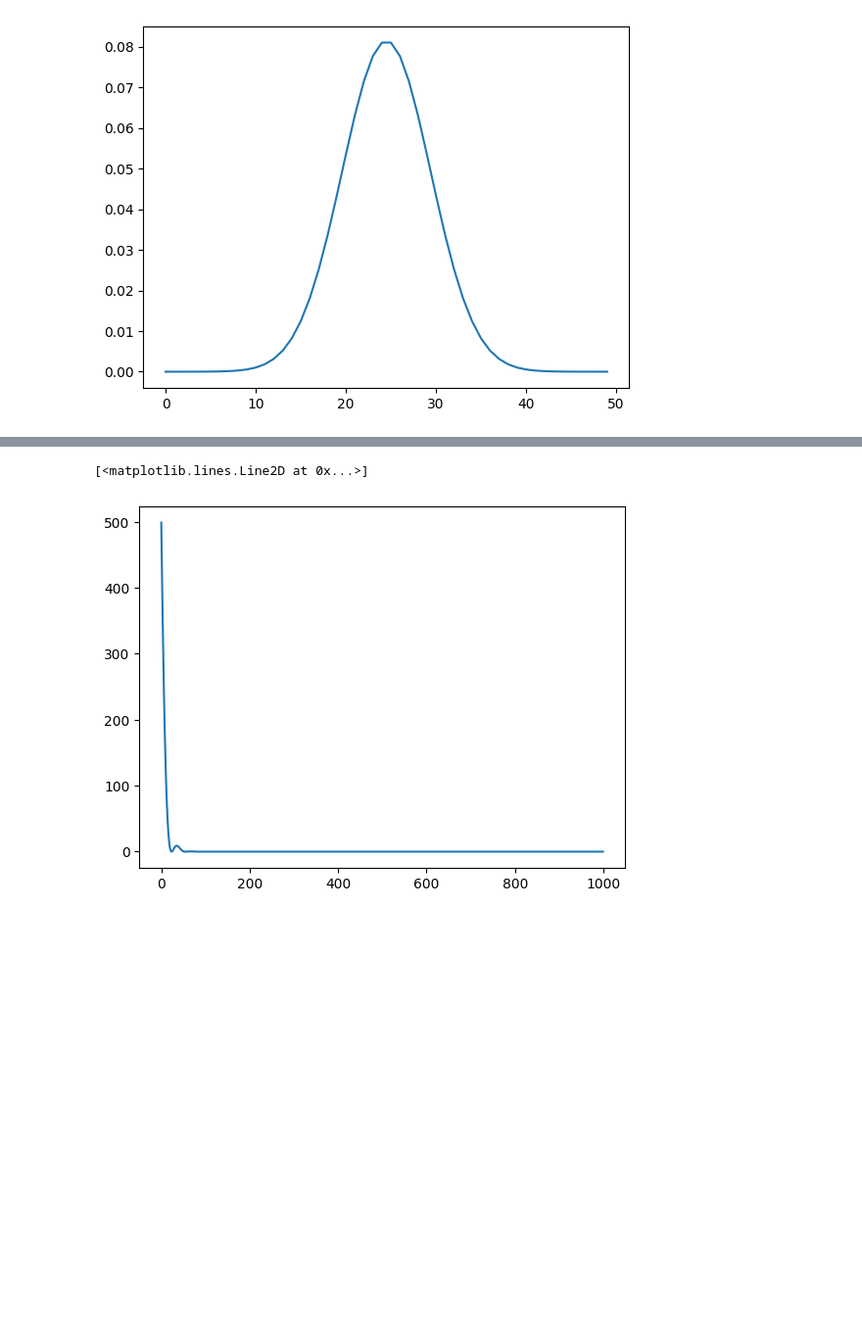
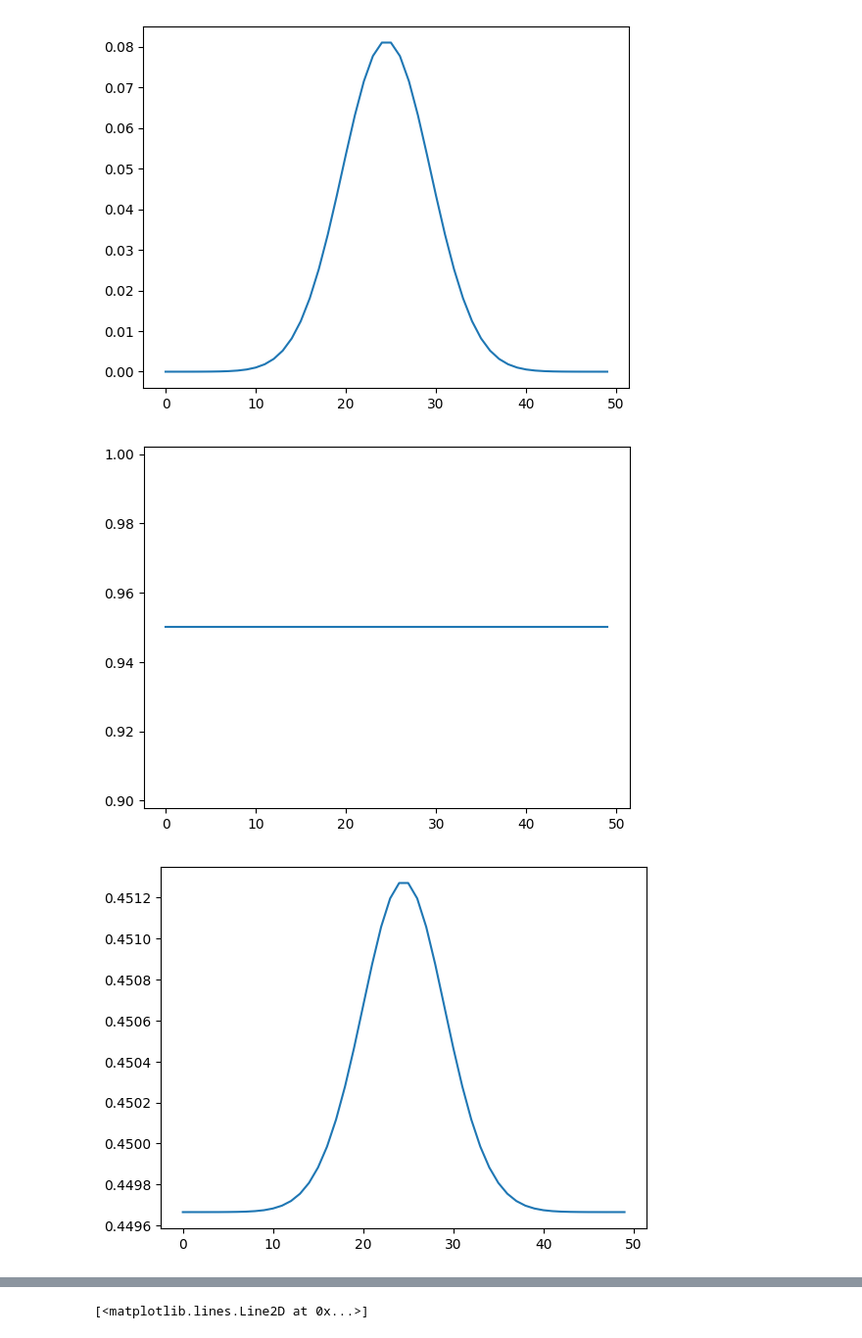
Before and after one commit to wision-lab/visionsim, a Jupyter notebook: visionsim/emulate/aspc/examples/backprop.ipynb, the cells around one changed output, grey strips where cells are left out. Shown at 98% size. Cells and saved outputs as stored; diff of their text form; code cells hidden in the pictures; blank space fills up the shorter version.

```diff
--- a/visionsim/emulate/aspc/examples/backprop.ipynb
+++ b/visionsim/emulate/aspc/examples/backprop.ipynb
@@ -56,24 +58,27 @@ def wasserstein_loss(pred_hist, target_hist):
 # %%
 kernel_estimate = nn.Parameter(torch.ones_like(kernel))
 
 optimizer = torch.optim.Adam([kernel_estimate], lr=0.05)
 scheduler = lr_scheduler.StepLR(optimizer, step_size=100, gamma=0.9)
 losses = []
 
 for epoch in range(1000):
     optimizer.zero_grad()
     hist_estimate = torch.nn.functional.conv1d(rates, kernel_estimate, padding="same")
     # loss = torch.nn.functional.mse_loss(hist_estimate, hist)
     loss = rmse_loss(hist_estimate, hist)
     # loss = KL_divergence_loss(hist_estimate, hist)
     # loss = wasserstein_loss(hist_estimate, hist)
     loss.backward()
     optimizer.step()
     scheduler.step()
     losses.append(loss.item())
     # if epoch % 10 == 0:
-    #     plt.plot(kernel_estimate.detach().numpy().squeeze())
-    #     plt.show()
+    if epoch < 100 and epoch % 10 == 0:
+        plt.plot(kernel_estimate.detach().numpy().squeeze())
+        plt.show()
 
 plt.plot(losses)
 # %% [output]
+[figure, new version]
+[figure, added]
@@ -80,2 +93 @@ plt.plot(losses)
 [<matplotlib.lines.Line2D at 0x...>]
-[figure, old version]
```
Also changed, not shown: parts of 3 cells of this notebook, 4 other files.
